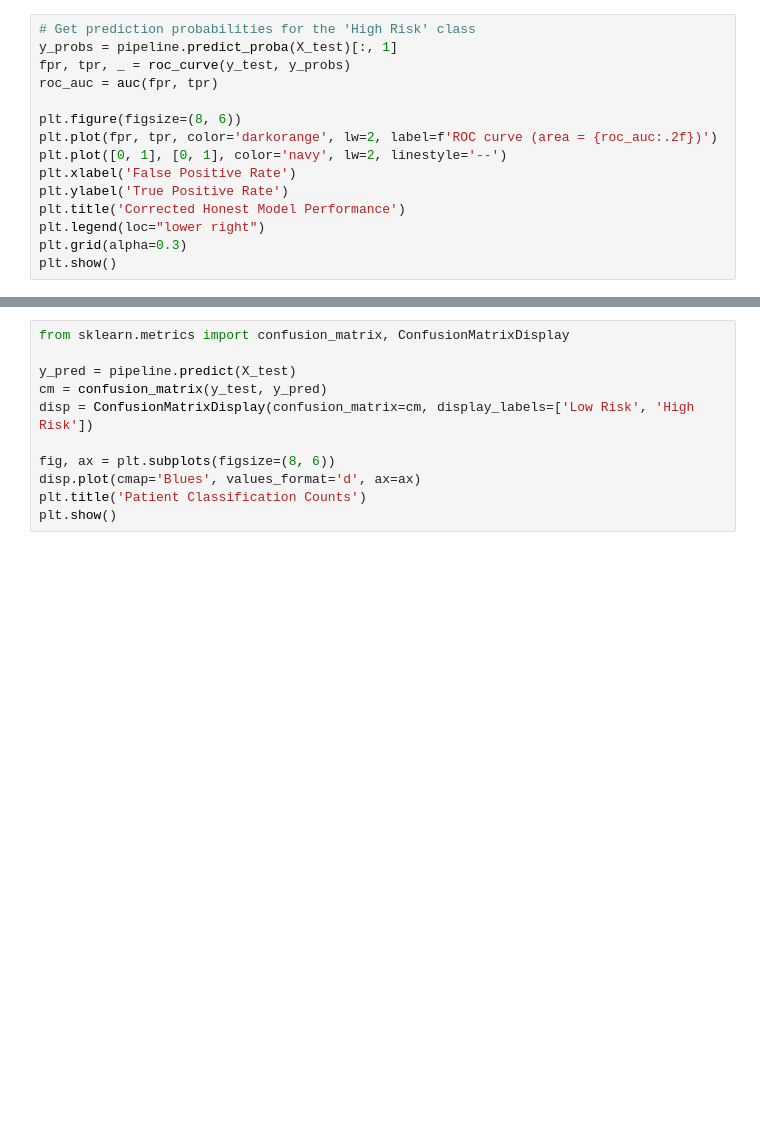
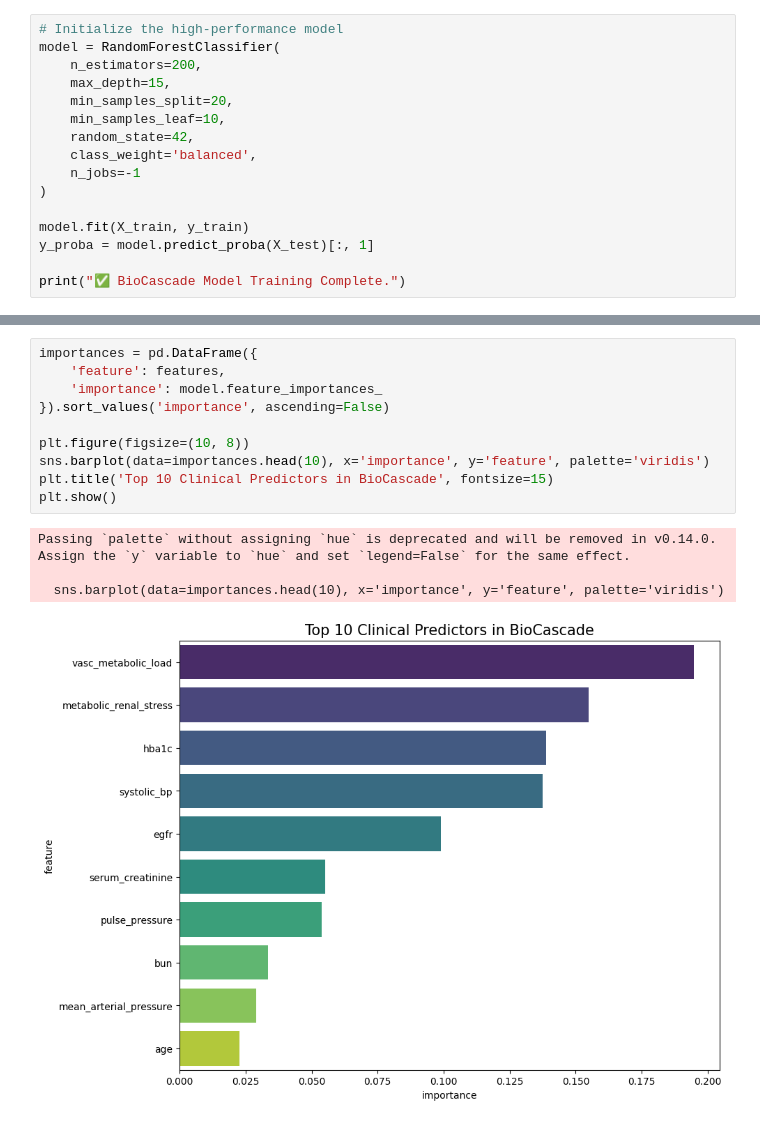
Before and after one commit to beko-1enkosi/BioCascade, a Jupyter notebook: notebooks/03_modeling.ipynb, the cells around one changed output, grey strips where cells are left out. Drawn from its saved outputs; the diff is of its cells as text; blank space fills up the shorter version.

```diff
--- a/notebooks/03_modeling.ipynb
+++ b/notebooks/03_modeling.ipynb
@@ -29,16 +35,17 @@ Features in use: ['age', 'diastolic_bp', 'log_triglycerides']
 # %%
-# Get prediction probabilities for the 'High Risk' class
-y_probs = pipeline.predict_proba(X_test)[:, 1]
-fpr, tpr, _ = roc_curve(y_test, y_probs)
-roc_auc = auc(fpr, tpr)
+# Initialize the high-performance model
+model = RandomForestClassifier(
+    n_estimators=200,
+    max_depth=15,
+    min_samples_split=20,
+    min_samples_leaf=10,
+    random_state=42,
+    class_weight='balanced',
+    n_jobs=-1
+)
 
-plt.figure(figsize=(8, 6))
-plt.plot(fpr, tpr, color='darkorange', lw=2, label=f'ROC curve (area = {roc_auc:.2f})')
-plt.plot([0, 1], [0, 1], color='navy', lw=2, linestyle='--')
-plt.xlabel('False Positive Rate')
-plt.ylabel('True Positive Rate')
-plt.title('Corrected Honest Model Performance')
-plt.legend(loc="lower right")
-plt.grid(alpha=0.3)
-plt.show()
+model.fit(X_train, y_train)
+y_proba = model.predict_proba(X_test)[:, 1]
+
+print("✅ BioCascade Model Training Complete.")
 # %% [output]
@@ -65,11 +67,15 @@ plt.show()
 # %%
-from sklearn.metrics import confusion_matrix, ConfusionMatrixDisplay
+importances = pd.DataFrame({
+    'feature': features,
+    'importance': model.feature_importances_
+}).sort_values('importance', ascending=False)
 
-y_pred = pipeline.predict(X_test)
-cm = confusion_matrix(y_test, y_pred)
-disp = ConfusionMatrixDisplay(confusion_matrix=cm, display_labels=['Low Risk', 'High Risk'])
-
-fig, ax = plt.subplots(figsize=(8, 6))
-disp.plot(cmap='Blues', values_format='d', ax=ax)
-plt.title('Patient Classification Counts')
+plt.figure(figsize=(10, 8))
+sns.barplot(data=importances.head(10), x='importance', y='feature', palette='viridis')
+plt.title('Top 10 Clinical Predictors in BioCascade', fontsize=15)
 plt.show()
+# %% [output]
+Passing `palette` without assigning `hue` is deprecated and will be removed in v0.14.0. Assign the `y` variable to `hue` and set `legend=False` for the same effect.
+
+  sns.barplot(data=importances.head(10), x='importance', y='feature', palette='viridis')
+[figure, added]
```
Also changed, not shown: parts of 3 cells of this notebook.
